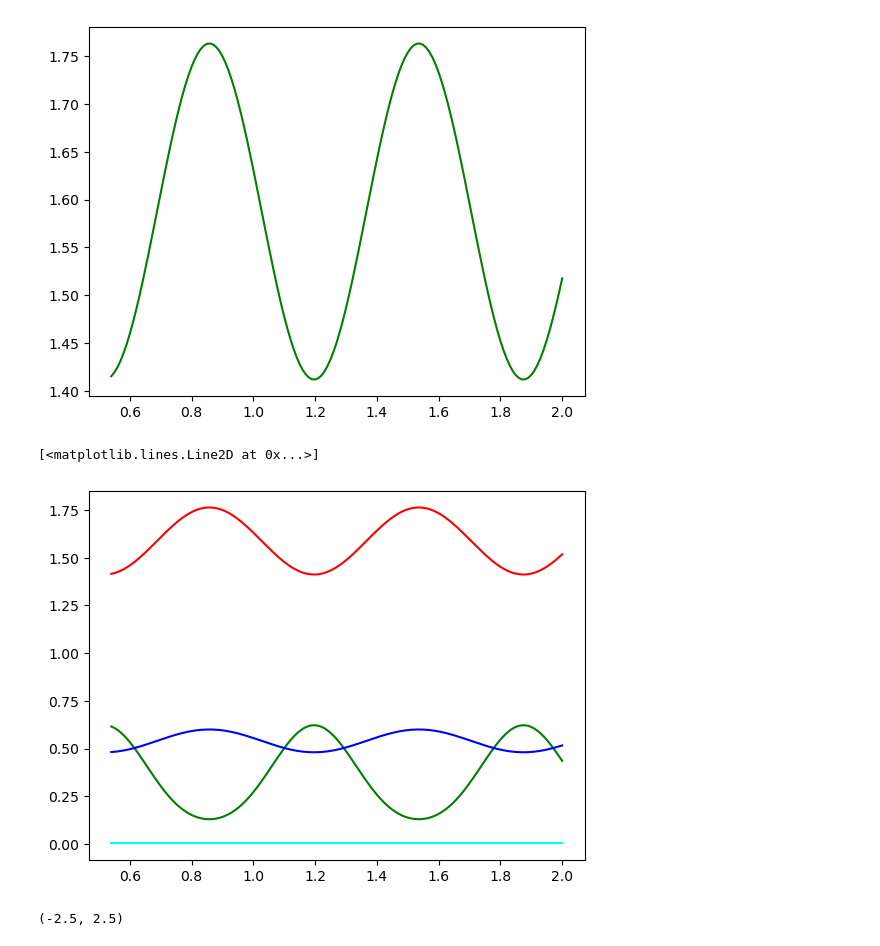
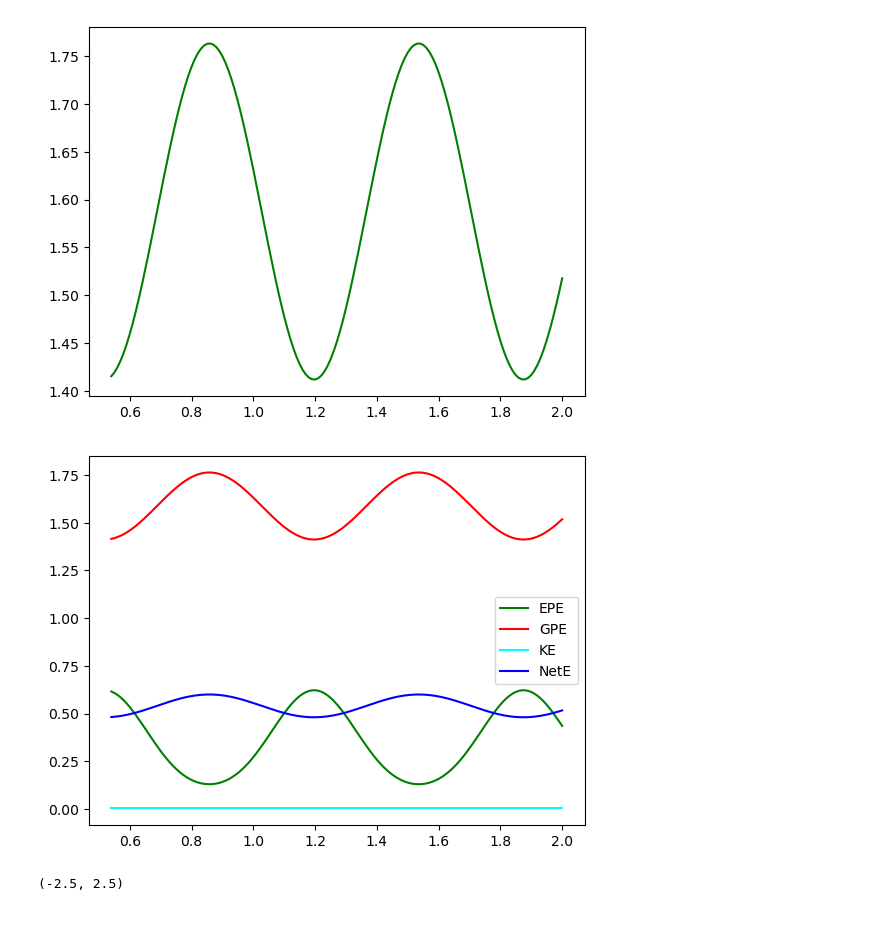
Before and after one commit to AustinZhang25/HonorsPhysics2, a Jupyter notebook: Unit3SpringOscillation/Unit 3 Spring Oscillation .ipynb, the cells around one changed output. Drawn from its saved outputs; the diff is of its cells as text; code cells hidden in the pictures.

```diff
--- a/Unit3SpringOscillation/Unit 3 Spring Oscillation .ipynb
+++ b/Unit3SpringOscillation/Unit 3 Spring Oscillation .ipynb
@@ -2,7 +2,7 @@
 x = []
 fx = 0
 m = 0.1
-k = 25
+k = 25.76
 A = 5
 time = []
 t = 0.0
@@ -166,8 +170,12 @@ for i in range (len(Listx)):
 # %%
 plt.plot(time, ListSpringE, color = "green")
 plt.plot(time, ListGravE, color = "red")
 plt.plot(time, ListKinE, color = "cyan")
 plt.plot(time, Listx, color = "blue")
+plt.legend([ "EPE", "GPE", "KE", "NetE"])
+plt.show()
+for i in range(len(Listvx)):
+    NetE = KinE + SpringE + GravE
+    ListNetE.append(NetE)
 # %% [output]
-[<matplotlib.lines.Line2D at 0x...>]
-[figure, old version]
+[figure, new version]
```
Also changed, not shown: parts of 36 cells of this notebook, 1 other file.
